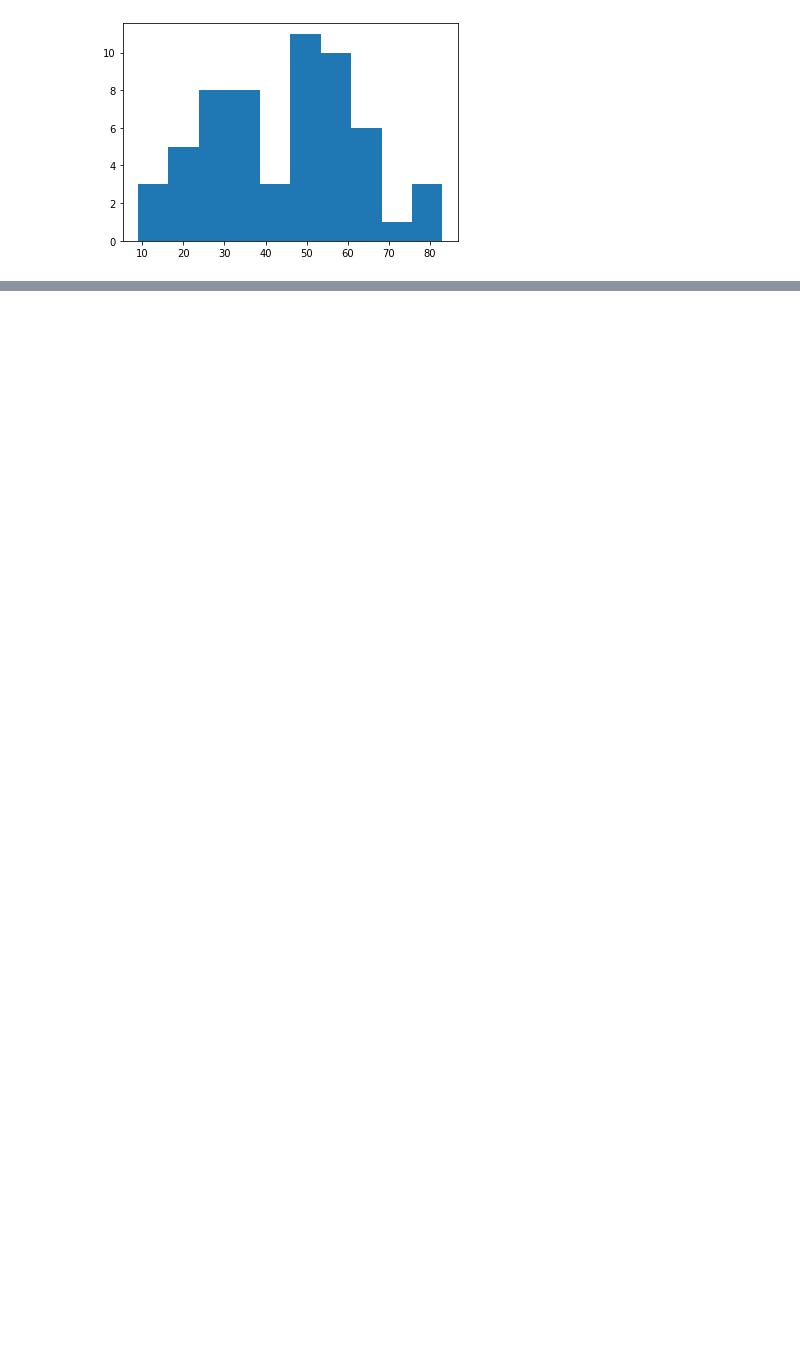
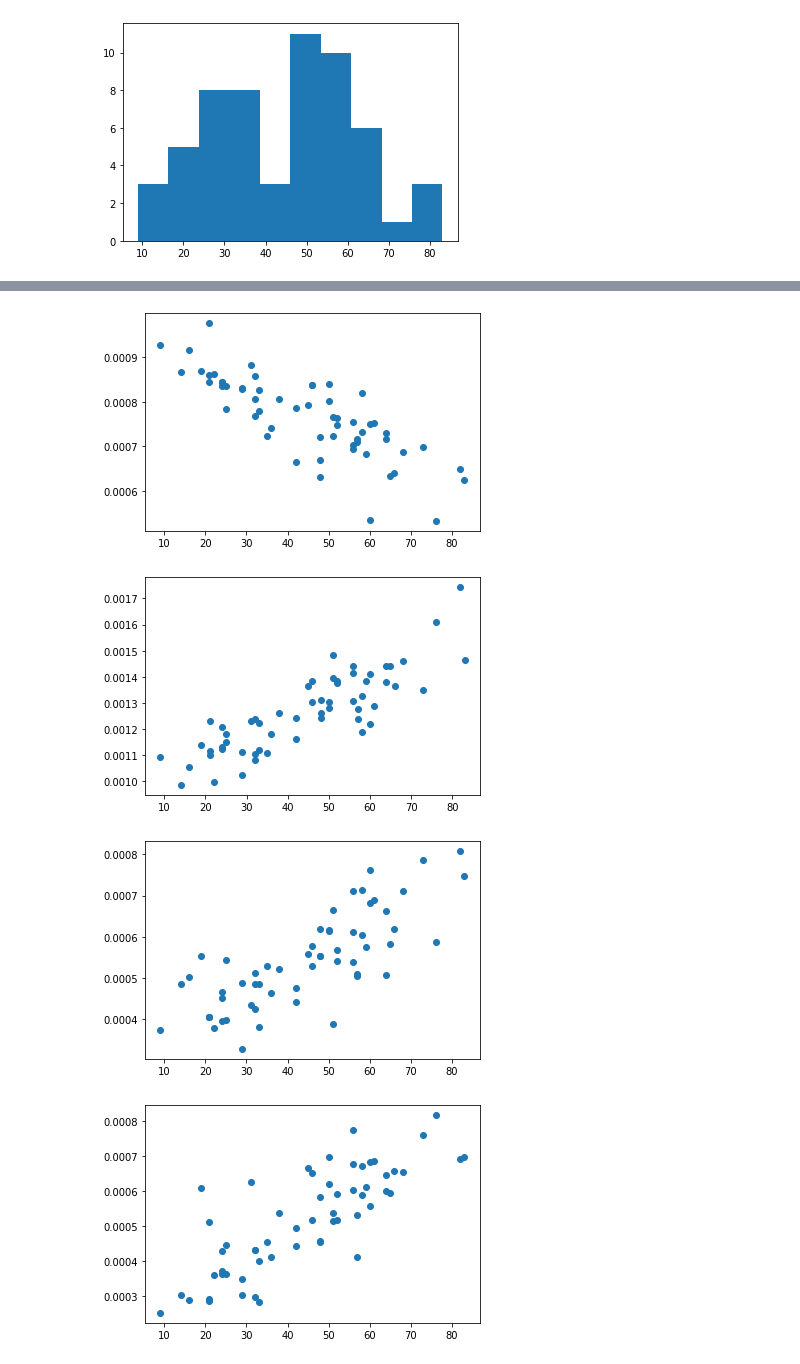
Before and after one commit to DrXlor/ML_BioAge, a Jupyter notebook: BioAge_from_CPG.ipynb, the cells around one changed output, grey strips where cells are left out. Cells and saved outputs as stored; diff of their text form; code cells hidden in the pictures; blank space fills up the shorter version.

```diff
--- a/BioAge_from_CPG.ipynb
+++ b/BioAge_from_CPG.ipynb
@@ -40,5 +39,2 @@ test1 = SelectKBest(score_func=chi2, k=10000)
 fit = test1.fit(X, y)
 X = fit.transform(X)
-# %%
-X = get_features(X, y, 5,
-            RandomForestRegressor(n_estimators=30, criterion="absolute_error", random_state=42))
@@ -56,3 +41,26 @@ oy = X[:, feature]
+# %%
+runs = 5
+important_features = [[] for i in range(runs)]
+
+selector = RandomForestRegressor(n_estimators=30, criterion="absolute_error", random_state=42)
+for i in range(runs):
+    model = selector.fit(X, y)
+    importances = model.feature_importances_
+
+    for j in range(len(importances)):
+        important_features[i].append(list(importances).index(importances[j])) if importances[j] > 0 else 0
+for i in range(len(important_features) - 1):
+    if i != 0:
+         importances = set.intersection(*map(set, important_features))
+# %%
+importances = list(importances)
+top_importances = importances[0:10]
+top_X = X[..., top_importances]
+X = X[..., importances]
+# %%
+feature = 8
+ox = y
+oy = X[:, feature]
 # %%
 fig1 = plt.figure()
 ax = plt.axes()
@@ -73,0 +84,12 @@ fig2.show()
+# %%
+for i in range(10):
+    oy = X[:, i]
+    fig = plt.figure()
+    ax = plt.axes()
+    ax.scatter(ox,oy)
+    fig.show
+# %% [output]
+[figure, added]
+[figure, added]
+[figure, added]
+[figure, added]
```
Also changed, not shown: parts of 9 cells of this notebook.
